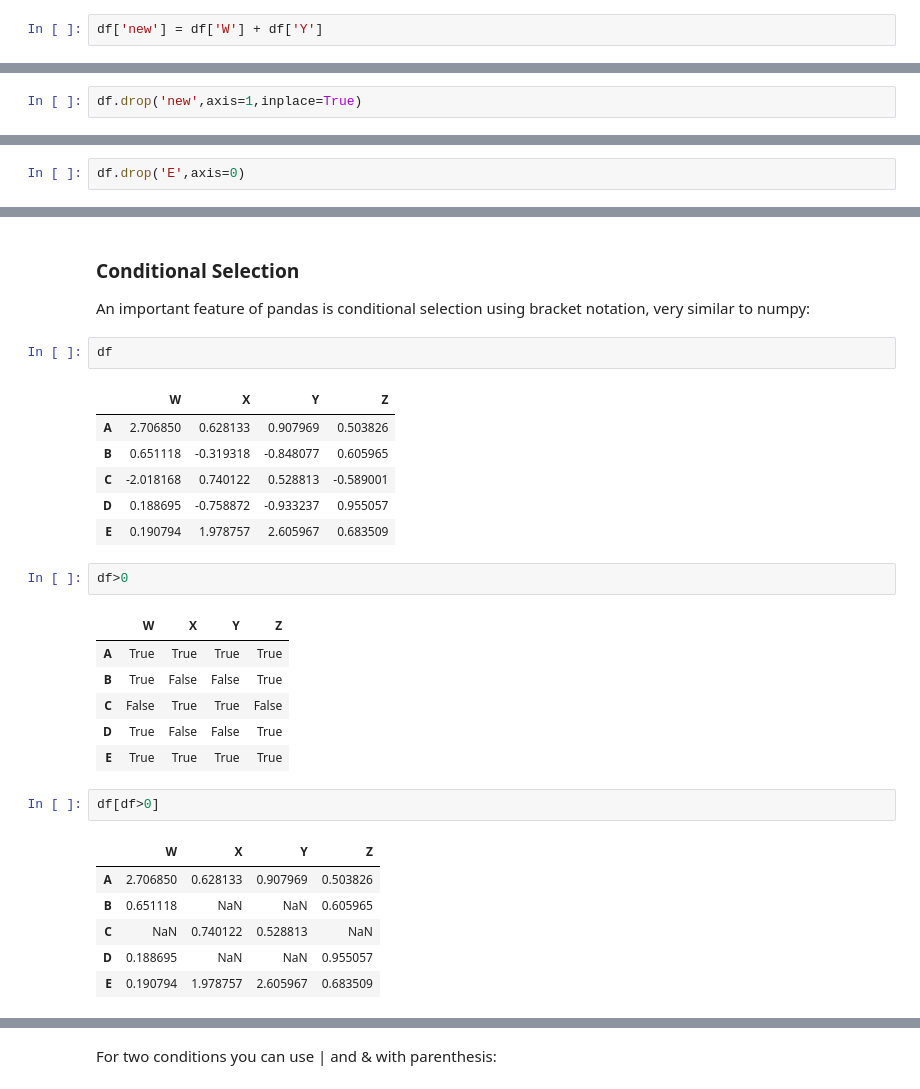
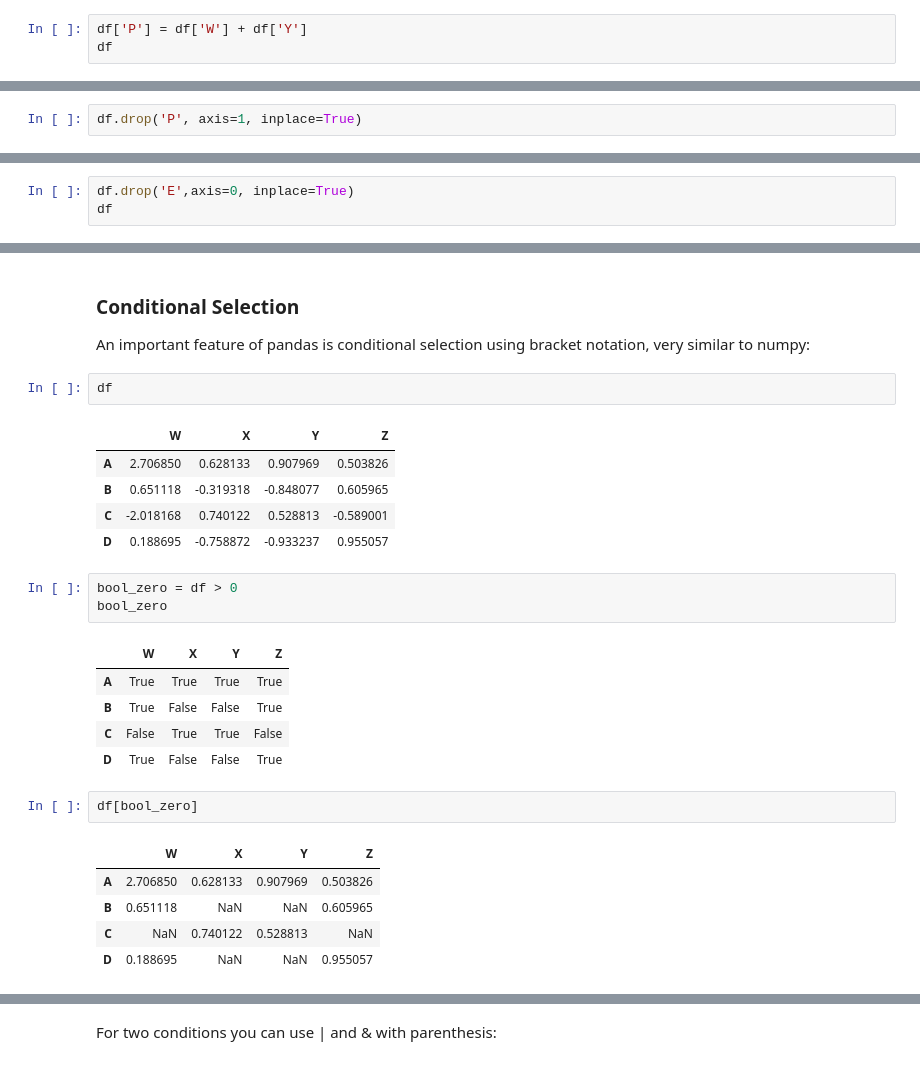
Before and after one commit to rmc3408/python, a Jupyter notebook: python-data-science-Machine-learning-bootcamp/03-Pandas.ipynb, the cells around one changed output, grey strips where cells are left out. Cells and saved outputs as stored; diff of their text form.

```diff
--- a/python-data-science-Machine-learning-bootcamp/03-Pandas.ipynb
+++ b/python-data-science-Machine-learning-bootcamp/03-Pandas.ipynb
@@ -200,4 +176,5 @@ pandas.core.series.Series
 # %% [markdown]
 **Creating a new column:**
 # %%
-df['new'] = df['W'] + df['Y']
+df['P'] = df['W'] + df['Y']
+df
@@ -232,4 +207,4 @@ df
 | D | 0.188695 | -0.758872 | -0.933237 | 0.955057 | -0.744542 |
 | E | 0.190794 | 1.978757 | 2.605967 | 0.683509 | 2.796762 |
 # %%
-df.drop('new',axis=1,inplace=True)
+df.drop('P', axis=1, inplace=True)
@@ -245,7 +222,8 @@ df
 # %% [markdown]
 Can also drop rows this way:
 # %%
-df.drop('E',axis=0)
+df.drop('E',axis=0, inplace=True)
+df
 # %% [output]
 |  | W | X | Y | Z |
 | A | 2.706850 | 0.628133 | 0.907969 | 0.503826 |
@@ -296,23 +274,21 @@ df
 | B | 0.651118 | -0.319318 | -0.848077 | 0.605965 |
 | C | -2.018168 | 0.740122 | 0.528813 | -0.589001 |
 | D | 0.188695 | -0.758872 | -0.933237 | 0.955057 |
-| E | 0.190794 | 1.978757 | 2.605967 | 0.683509 |
+# %%
+bool_zero = df > 0
+bool_zero
+# %% [output]
+|  | W | X | Y | Z |
+| A | True | True | True | True |
+| B | True | False | False | True |
+| C | False | True | True | False |
+| D | True | False | False | True |
 # %%
-df>0
+df[bool_zero]
 # %% [output]
 |  | W | X | Y | Z |
-| A | True | True | True | True |
-| B | True | False | False | True |
-| C | False | True | True | False |
-| D | True | False | False | True |
-| E | True | True | True | True |
+| A | 2.706850 | 0.628133 | 0.907969 | 0.503826 |
+| B | 0.651118 | NaN | NaN | 0.605965 |
+| C | NaN | 0.740122 | 0.528813 | NaN |
+| D | 0.188695 | NaN | NaN | 0.955057 |
-# %%
-df[df>0]
-# %% [output]
-|  | W | X | Y | Z |
-| A | 2.706850 | 0.628133 | 0.907969 | 0.503826 |
-| B | 0.651118 | NaN | NaN | 0.605965 |
-| C | NaN | 0.740122 | 0.528813 | NaN |
-| D | 0.188695 | NaN | NaN | 0.955057 |
-| E | 0.190794 | 1.978757 | 2.605967 | 0.683509 |
 # %%
```
Also changed, not shown: parts of 59 cells of this notebook.
